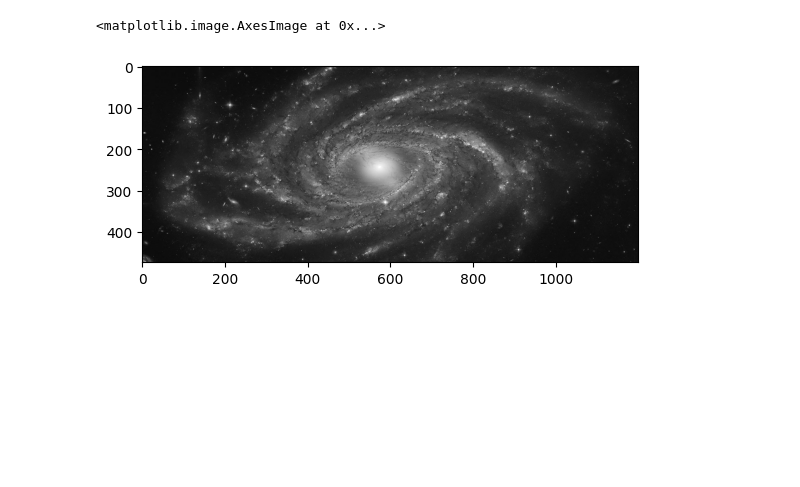
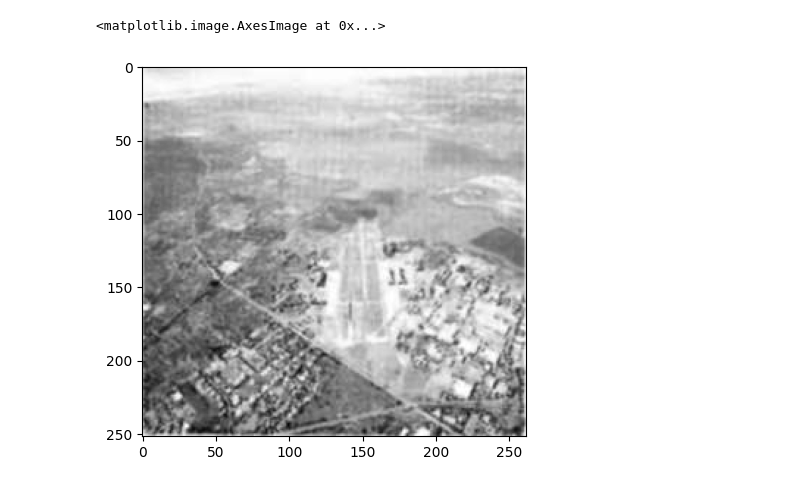
Before and after one commit to olesuv/homeworks-labs, a Jupyter notebook: digital-image-processing/lab-2.ipynb, the cells around one changed output. Saved outputs shown, nothing was run; the diff lists cells and outputs as text; code cells hidden in the pictures; blank space fills up the shorter version.

```diff
--- a/digital-image-processing/lab-2.ipynb
+++ b/digital-image-processing/lab-2.ipynb
@@ -5,12 +5,12 @@ import matplotlib.pyplot as plt
 import numpy as np
 import cv2
 # %%
-path = './assets/nasa.jpg'
+path = './assets/nasa.png'
 img = cv2.imread(path, cv2.IMREAD_GRAYSCALE)
 plt.imshow(img, cmap='gray')
 # %% [output]
 <matplotlib.image.AxesImage at 0x...>
-[figure, old version]
+[figure, new version]
 # %%
 c = cv2.bitwise_not(img)
 plt.imshow(c, cmap='gray')
```
Also changed, not shown: parts of 4 cells of this notebook, 2 other files.
